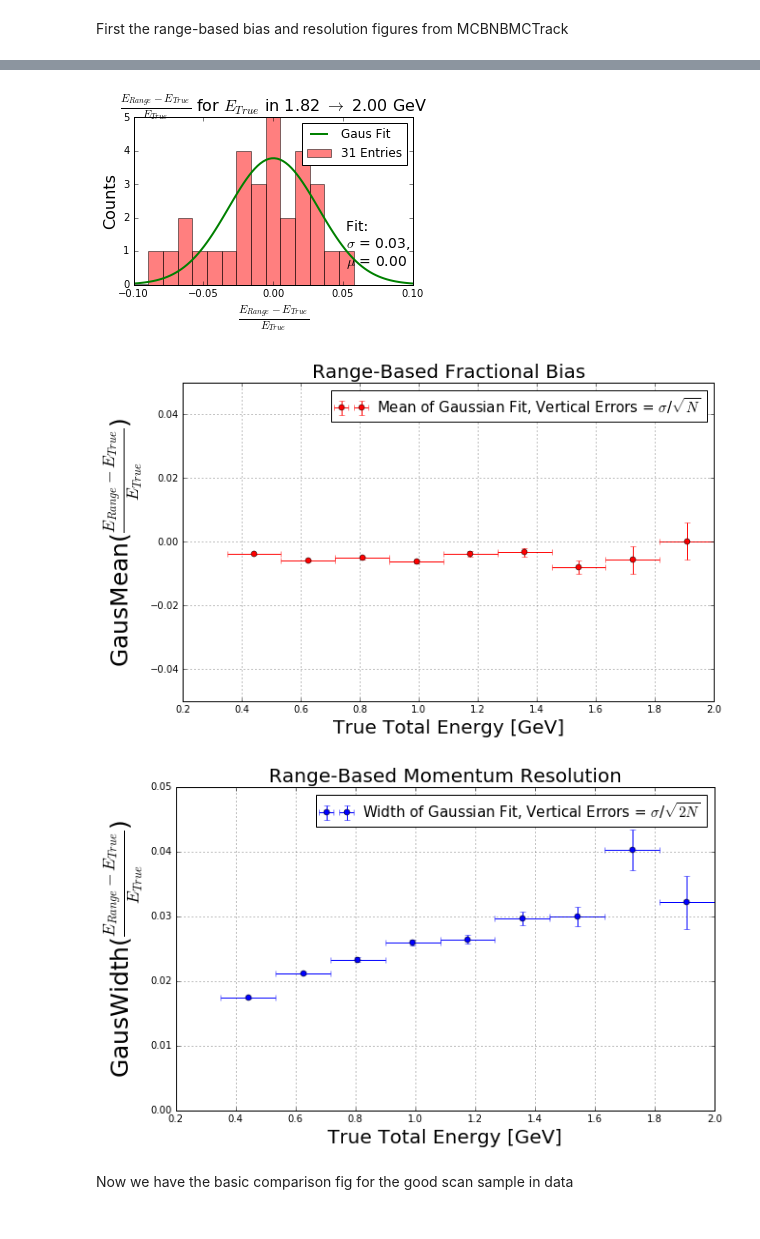
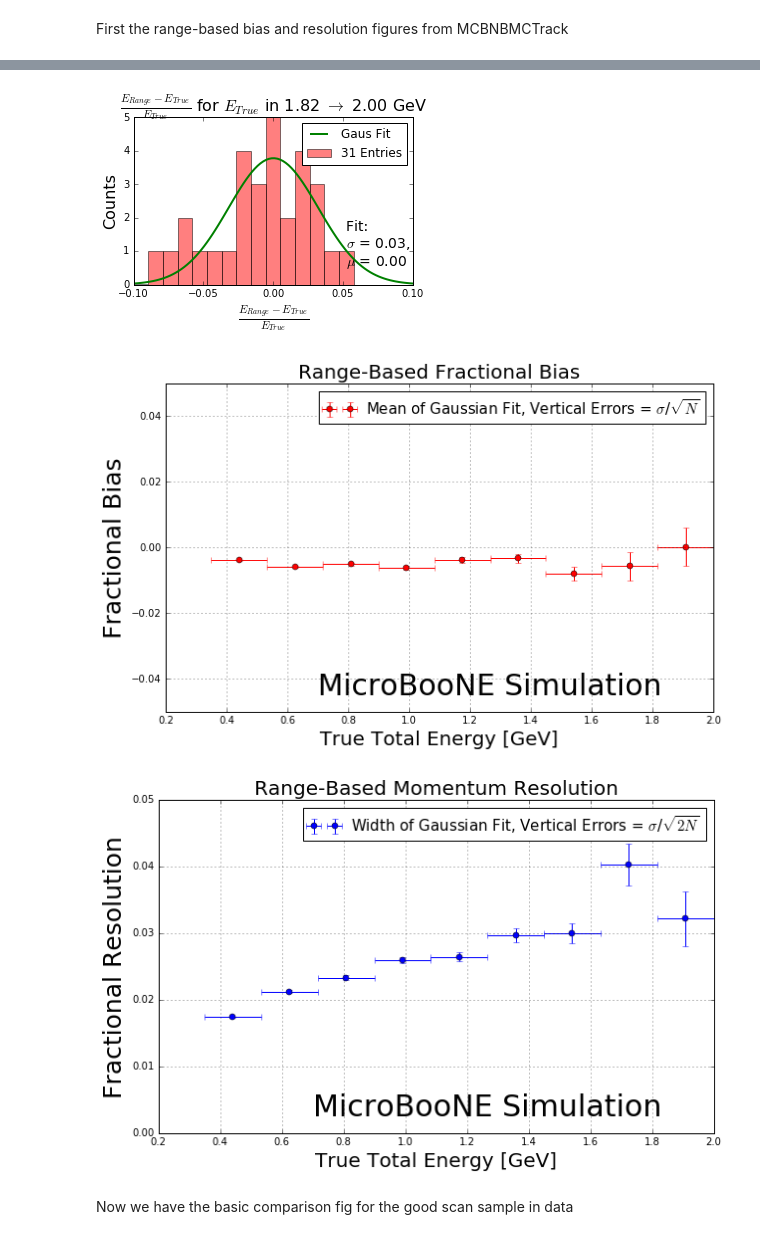
Before and after one commit to kaleko/MCS_Technote, a Jupyter notebook: JINST_figures.ipynb, the cells around one changed output, grey strips where cells are left out. Saved outputs shown, nothing was run; the diff lists cells and outputs as text; code cells hidden in the pictures.

```diff
--- a/JINST_figures.ipynb
+++ b/JINST_figures.ipynb
@@ -17,8 +17,10 @@ filedir = 'anafiles/'
 #'SingleMuonMCTrack'
 anatype = 'MCBNBMCTrack'
 
-seglen = 10
-myfile = 'MCSBiasStudy_%s_anaout_%dcmseg_2res_bothscatters_nonrelfix.root' %( anatype, seglen )
+seglen = 14
+myres = 3
+if 'MCTrack' in anatype: myres = 0
+myfile = 'MCSBiasStudy_%s_anaout_14cmseg_%dres_bothscatters_nonrelfix_realdedx1_highlandconstantMOMENTUMDEPENDENT.root'%( anatype, myres )
 # %%
 df, segdf = get_dfs(filedir + myfile)
 # %%
@@ -29,7 +31,7 @@ def fractional_bias_resolution_plot(xvar = 'full_range_momentum', xbins = np.lin
                         slicebins = np.linspace(-0.8,.8,20),
                         biasplotname = None, resplotname = None, biasmainfig_ylims = None,
                          resmainfig_ylims = None,
-                        usegausfit = False):
+                        usegausfit = False, myaddtext = None):
 
     binning = xbins
     binwidth = float(binning[1]-binning[0])
@@ -114,7 +116,7 @@ def fractional_bias_resolution_plot(xvar = 'full_range_momentum', xbins = np.lin
     #BIAS PLOT
     plt.figure(figsize=(10,6))
     plt.errorbar(bincenters[:-1],myreses,yerr=myerrs_bias,xerr=binwidth/2,fmt='ro',label='Mean of Gaussian Fit, Vertical Errors = $\sigma$/$\sqrt{N}$')
-    plt.ylabel('GausMean($\\frac{%s - %s}{%s}$)'%(latextitles[yvar],latextitles[xvar],latextitles[xvar]),fontsize=25)
+    plt.ylabel('Fractional Bias',fontsize=25)
     plt.xlabel('%s'%titles[slicevar],fontsize=20)
     plt.grid(True)
     plt.legend(loc='best',fontsize=15)
@@ -122,6 +124,11 @@ def fractional_bias_resolution_plot(xvar = 'full_range_momentum', xbins = np.lin
     #t.set_y(1.04)
     if biasmainfig_ylims is not None:
         blah = plt.ylim(biasmainfig_ylims)
+
+
+    if myaddtext is not None:
+        plt.text(plt.xlim()[1]*0.35, plt.ylim()[0] + (plt.ylim()[1]-plt.ylim()[0])*0.05, myaddtext, fontsize=30)
+
     if write_figures and biasplotname is not None:
         print " \n\n Writing the main bias figure!! %s\n\n" % (figdir+biasplotname)
         plt.tight_layout()
@@ -130,7 +137,7 @@ def fractional_bias_resolution_plot(xvar = 'full_range_momentum', xbins = np.lin
     #RESOLUTION PLOT
     plt.figure(figsize=(10,6))
     plt.errorbar(bincenters[:-1],mystds,yerr=myerrs_res,xerr=binwidth/2,fmt='bo',label='Width of Gaussian Fit, Vertical Errors = $\sigma$/$\sqrt{2N}$')
-    plt.ylabel('GausWidth($\\frac{%s - %s}{%s}$)'%(latextitles[yvar],latextitles[xvar],latextitles[xvar]),fontsize=25)
+    plt.ylabel('Fractional Resolution',fontsize=25)
     plt.xlabel('%s'%titles[slicevar],fontsize=20)
     plt.grid(True)
     t = plt.title('Range-Based Momentum Resolution',fontsize=20)
@@ -140,6 +147,11 @@ def fractional_bias_resolution_plot(xvar = 'full_range_momentum', xbins = np.lin
 
     if resmainfig_ylims is not None:
         blah = plt.ylim(resmainfig_ylims)
+
+
+    if myaddtext is not None:
+        plt.text(plt.xlim()[1]*0.35, plt.ylim()[0] + (plt.ylim()[1]-plt.ylim()[0])*0.05, myaddtext, fontsize=30)
+
     if write_figures and resplotname is not None:
         print " \n\n Writing the main resolution figure!! %s \n\n" % (figdir+resplotname)
         plt.tight_layout()
@@ -147,28 +159,29 @@ def fractional_bias_resolution_plot(xvar = 'full_range_momentum', xbins = np.lin
 # %%
 # Fractional bias plot for True vs Range energy for single MCTrack section only
 if anatype == 'MCBNBMCTrack':
     fractional_bias_resolution_plot(xvar='true_E',yvar='full_range_energy',xbins=np.linspace(0.35,2,10),
                        plot_bin_distributions = True,
                        slicevar = 'true_E',
                        slicetitlebase = 'true_range_resolution_%s'%anatype,
                        slicebins = np.linspace(-0.1,0.1,20),
                        biasplotname = 'true_range_bias_%s.png'%anatype,
                        resplotname = 'true_range_resolution_%s.png'%anatype,
                        biasmainfig_ylims = (-.05,.05),
                        resmainfig_ylims = (0,.05),
-                       usegausfit = True)
+                       usegausfit = True,
+                       myaddtext = 'MicroBooNE Simulation')
 # %% [output]
 [figure]
 [figure]
 [figure]
 [figure]
 [figure]
 [figure]
 [figure]
 [figure]
 [figure]
-[figure, old version]
+[figure, new version]
-[figure, old version]
+[figure, new version]
 # %% [markdown]
 Now we have the basic comparison fig for the good scan sample in data
 # %%
```
Also changed, not shown: parts of 23 cells of this notebook, 54 other files.
